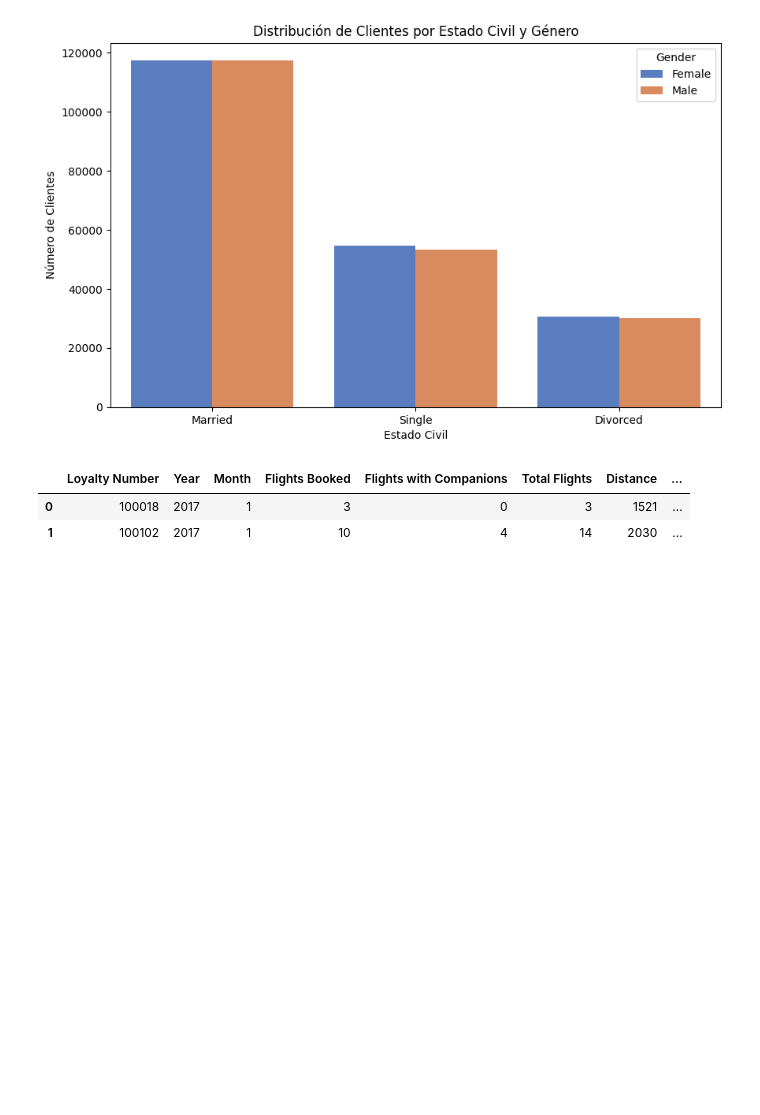
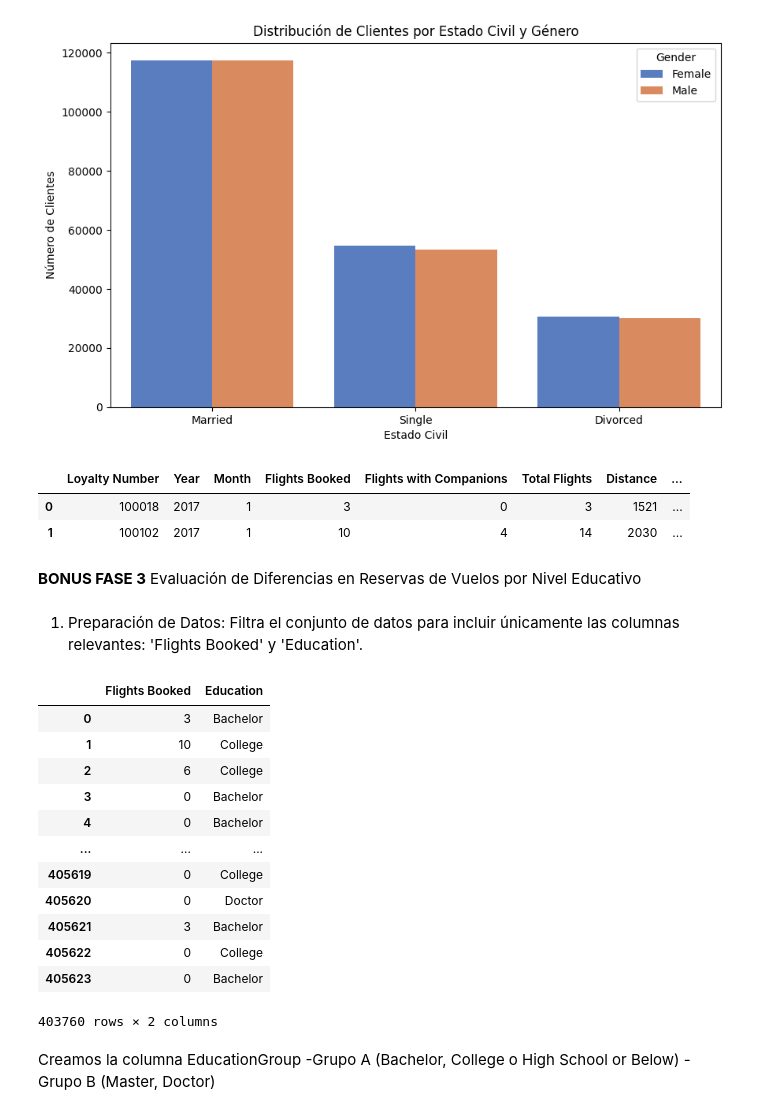
Before and after one commit to Adalab/bda-modulo-3-evaluacion-final-carazh, a Jupyter notebook: trabajo.ipynb, the cells around one changed output. Drawn from its saved outputs; the diff is of its cells as text; code cells hidden in the pictures; blank space fills up the shorter version.

Commit message:
Bonus

```diff
--- a/trabajo.ipynb
+++ b/trabajo.ipynb
@@ -779,3 +721,29 @@ df_sin_dup.head(2)
 |  | Loyalty Number | Year | Month | Flights Booked | Flights with Companions | Total Flights | Distance | ... |
 | 0 | 100018 | 2017 | 1 | 3 | 0 | 3 | 1521 | ... |
 | 1 | 100102 | 2017 | 1 | 10 | 4 | 14 | 2030 | ... |
+# %% [markdown]
+**BONUS FASE 3** Evaluación de Diferencias en Reservas de Vuelos por Nivel Educativo
+# %% [markdown]
+1. Preparación de Datos: Filtra el conjunto de datos para incluir únicamente las columnas relevantes:
+ 'Flights Booked' y 'Education'.
+# %%
+df_fil = df_sin_dup[["Flights Booked","Education"]]
+df_fil
+# %% [output]
+|  | Flights Booked | Education |
+| 0 | 3 | Bachelor |
+| 1 | 10 | College |
+| 2 | 6 | College |
+| 3 | 0 | Bachelor |
+| 4 | 0 | Bachelor |
+| ... | ... | ... |
+| 405619 | 0 | College |
+| 405620 | 0 | Doctor |
+| 405621 | 3 | Bachelor |
+| 405622 | 0 | College |
+| 405623 | 0 | Bachelor |
+403760 rows × 2 columns
+# %% [markdown]
+Creamos la columna EducationGroup
+-Grupo A (Bachelor, College o High School or Below)
+-Grupo B (Master, Doctor)
```
Also changed, not shown: parts of 15 cells of this notebook.
